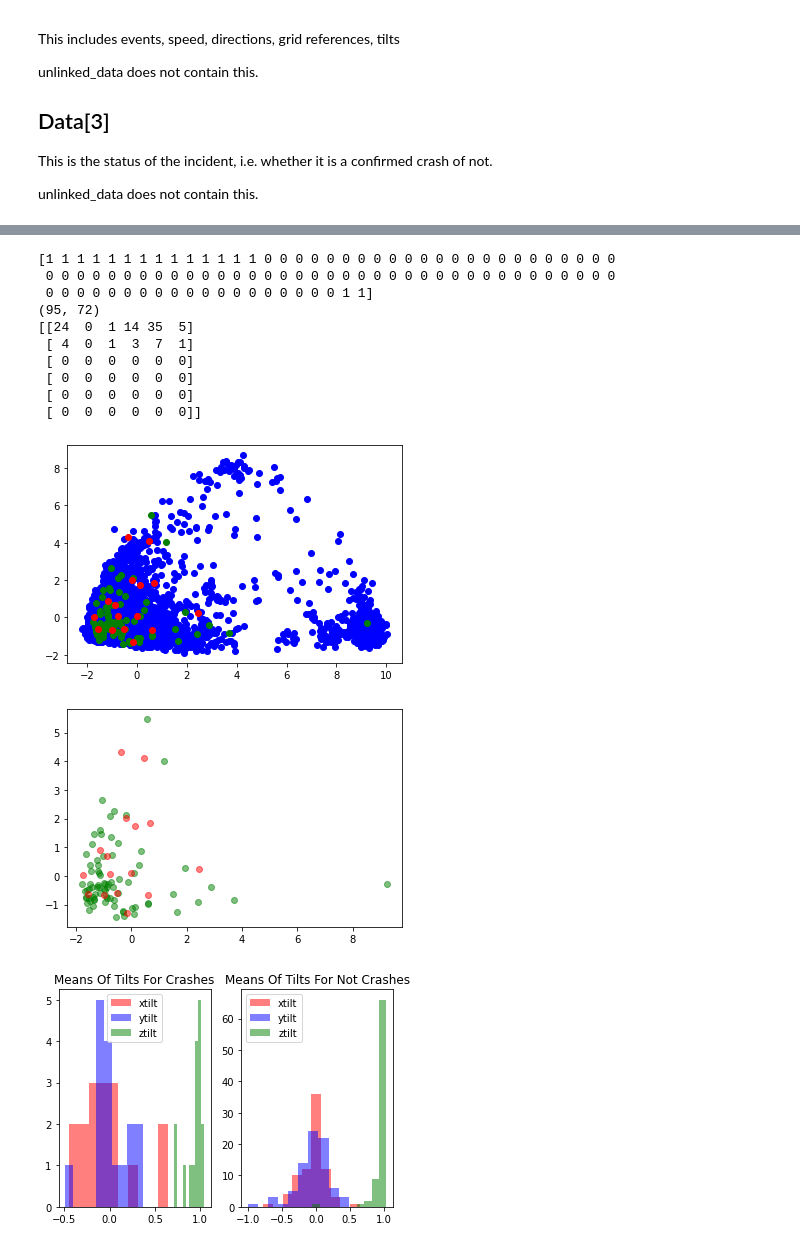
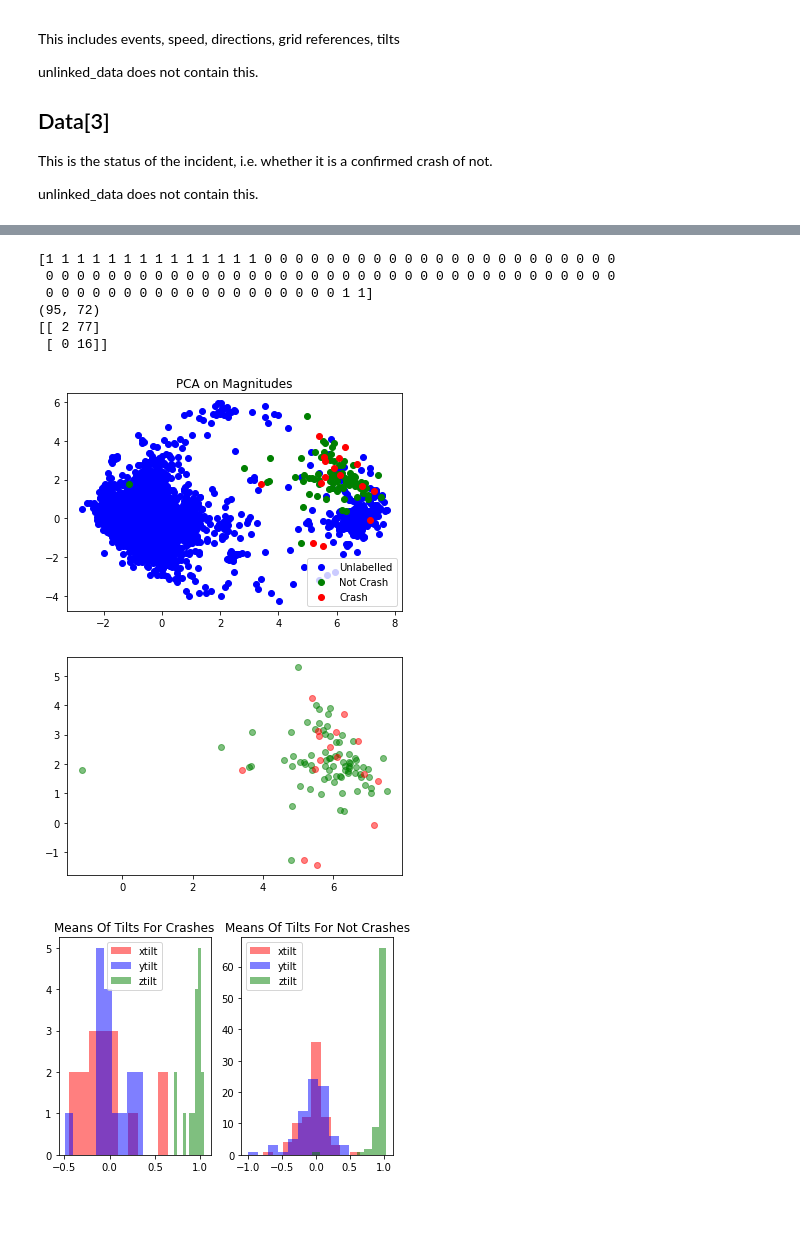
Before and after one commit to cwhite098/MDM3_Project1_Quartix, a Jupyter notebook: visualise.ipynb, the cells around one changed output, grey strips where cells are left out. Cells and saved outputs as stored; diff of their text form; code cells hidden in the pictures; blank space fills up the shorter version.

```diff
--- a/visualise.ipynb
+++ b/visualise.ipynb
@@ -159,8 +158,10 @@ X_train = get_tilt_timeseries(unlinked_data)
 X_test = get_tilt_timeseries(cat_data)
 y_test = np.array(get_labels(cat_data))
 
-X_train =get_mags(X_train)
-X_test = get_mags(X_test)
+#X_train =get_mags(X_train)
+#X_test = get_mags(X_test)
+X_train = X_train[:,:,2]
+X_test = X_test[:,:,2]
 
 crash_ref = y_test.nonzero()
 nocrash_ref = (y_test-1)*(-1)
@@ -171,45 +172,42 @@ pca.fit(X_train)
 X_train_PCA = pca.transform(X_train)
 X_test_PCA = pca.transform(X_test)
 
 print(y_test)
 print(X_test.shape)
 
 km_normal = KMeans(n_clusters=2)
 km_normal.fit(X_train_PCA)
-y_pred = km.predict(X_test_PCA)
+y_pred = km_normal.predict(X_test_PCA)
 
 centroids = km_normal.cluster_centers_
 
 print(confusion_matrix(y_test, y_pred))
 
 
-plt.scatter(X_train_PCA[:,0], X_train_PCA[:,1], color='blue')
-plt.scatter(X_test_PCA[nocrash_ref,0], X_test_PCA[nocrash_ref,1], color='green')
-plt.scatter(X_test_PCA[crash_ref,0], X_test_PCA[crash_ref,1], color='red')
+plt.scatter(X_train_PCA[:,0], X_train_PCA[:,1], color='blue', label='Unlabelled')
+plt.scatter(X_test_PCA[nocrash_ref,0], X_test_PCA[nocrash_ref,1], color='green', label='Not Crash')
+plt.scatter(X_test_PCA[crash_ref,0], X_test_PCA[crash_ref,1], color='red',label='Crash')
+plt.legend(loc='best'), plt.title('PCA on Magnitudes')
 plt.show()
 
 plt.scatter(X_test_PCA[nocrash_ref,0], X_test_PCA[nocrash_ref,1], color='green', alpha=0.5)
 plt.scatter(X_test_PCA[crash_ref,0], X_test_PCA[crash_ref,1], color='red', alpha=0.5)
 plt.show()
 
 #plt.scatter(X_test_PCA_nocrash[:,0], X_test_PCA_nocrash[:,1], color='green')
 #lt.scatter(X_test_PCA_crash[:,0], X_test_PCA_crash[:,1], color='red')
 
 #plt.scatter(centroids[0,0], centroids[0,1], color='green')
 #plt.scatter(centroids[1,0], centroids[1,1], color='yellow')
 # %% [output]
 [1 1 1 1 1 1 1 1 1 1 1 1 1 1 0 0 0 0 0 0 0 0 0 0 0 0 0 0 0 0 0 0 0 0 0 0 0
  0 0 0 0 0 0 0 0 0 0 0 0 0 0 0 0 0 0 0 0 0 0 0 0 0 0 0 0 0 0 0 0 0 0 0 0 0
  0 0 0 0 0 0 0 0 0 0 0 0 0 0 0 0 0 0 0 1 1]
 (95, 72)
-[[24  0  1 14 35  5]
- [ 4  0  1  3  7  1]
- [ 0  0  0  0  0  0]
- [ 0  0  0  0  0  0]
- [ 0  0  0  0  0  0]
- [ 0  0  0  0  0  0]]
+[[ 2 77]
+ [ 0 16]]
-[figure, old version]
+[figure, new version]
-[figure, old version]
+[figure, new version]
 # %%
 def get_stats(X):
     # Function that gets the means and variances for the tilts of each axis for each crash
```
Also changed, not shown: parts of 4 cells of this notebook, 2 other files.
